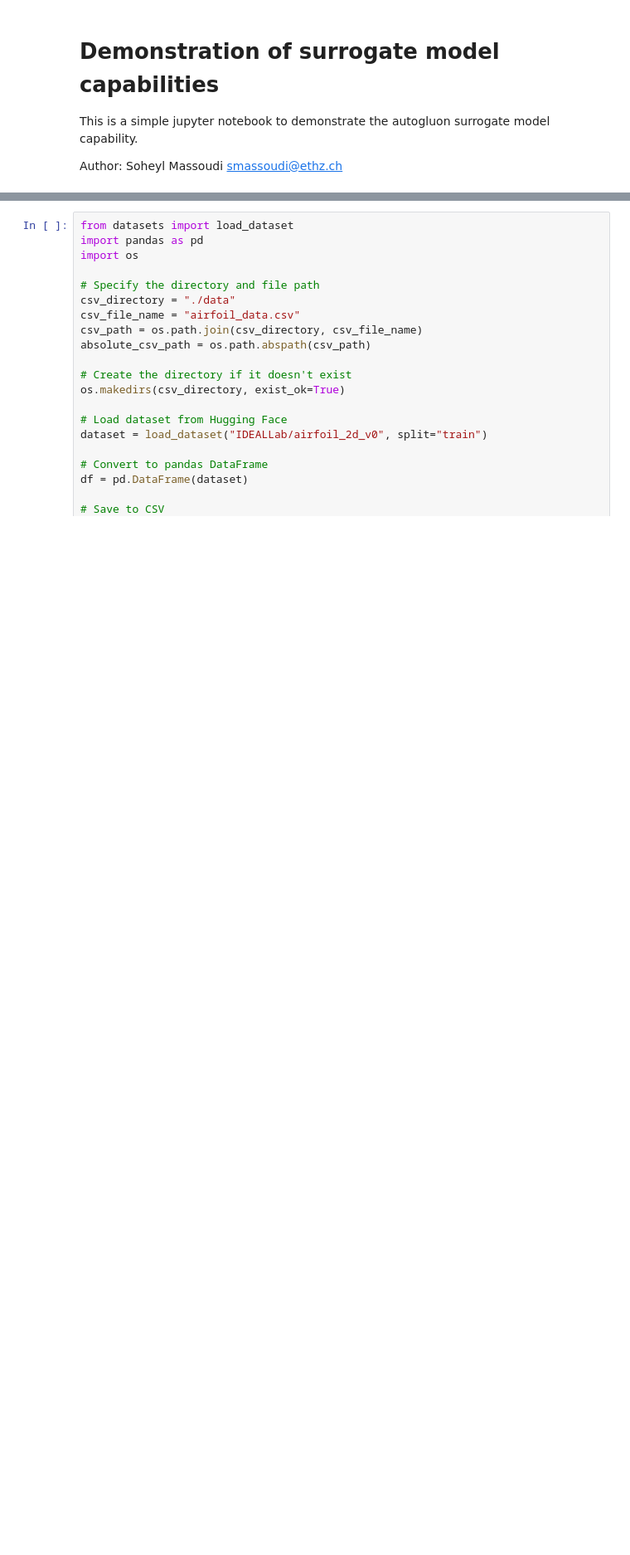
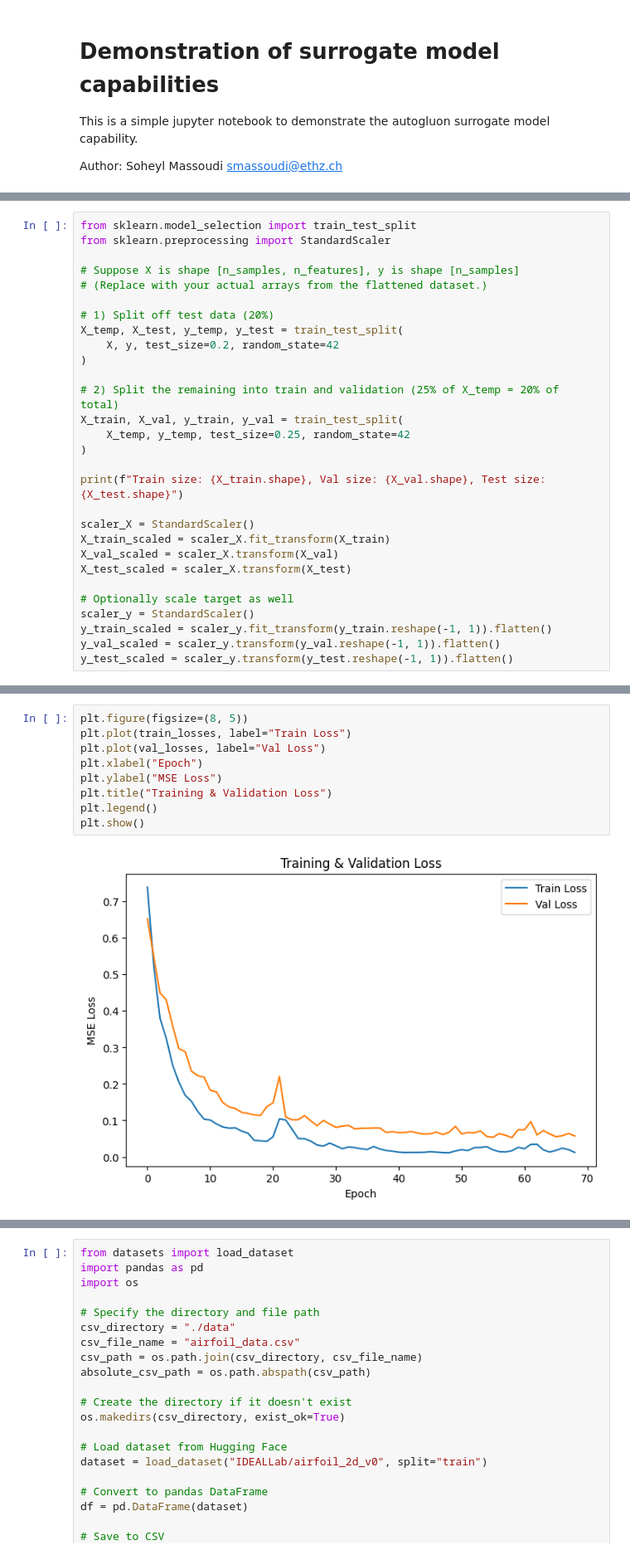
Before and after one commit to IDEALLab/EngiBench, a Jupyter notebook: tutorial_surrogate_optimization.ipynb, the cells around one changed output, grey strips where cells are left out. Shown at 83% size. Drawn from its saved outputs; the diff is of its cells as text; blank space fills up the shorter version.

Commit message:
new surrogate modeling for tabular data

```diff
--- a/tutorial_surrogate_optimization.ipynb
+++ b/tutorial_surrogate_optimization.ipynb
@@ -8,0 +162,29 @@ Author: Soheyl Massoudi <smassoudi@ethz.ch>
+# %%
+from sklearn.model_selection import train_test_split
+from sklearn.preprocessing import StandardScaler
+
+# Suppose X is shape [n_samples, n_features], y is shape [n_samples]
+# (Replace with your actual arrays from the flattened dataset.)
+
+# 1) Split off test data (20%)
+X_temp, X_test, y_temp, y_test = train_test_split(
+    X, y, test_size=0.2, random_state=42
+)
+
+# 2) Split the remaining into train and validation (25% of X_temp = 20% of total)
+X_train, X_val, y_train, y_val = train_test_split(
+    X_temp, y_temp, test_size=0.25, random_state=42
+)
+
+print(f"Train size: {X_train.shape}, Val size: {X_val.shape}, Test size: {X_test.shape}")
+
+scaler_X = StandardScaler()
+X_train_scaled = scaler_X.fit_transform(X_train)
+X_val_scaled = scaler_X.transform(X_val)
+X_test_scaled = scaler_X.transform(X_test)
+
+# Optionally scale target as well
+scaler_y = StandardScaler()
+y_train_scaled = scaler_y.fit_transform(y_train.reshape(-1, 1)).flatten()
+y_val_scaled = scaler_y.transform(y_val.reshape(-1, 1)).flatten()
+y_test_scaled = scaler_y.transform(y_test.reshape(-1, 1)).flatten()
@@ -8,0 +339,11 @@ Author: Soheyl Massoudi <smassoudi@ethz.ch>
+# %%
+plt.figure(figsize=(8, 5))
+plt.plot(train_losses, label="Train Loss")
+plt.plot(val_losses, label="Val Loss")
+plt.xlabel("Epoch")
+plt.ylabel("MSE Loss")
+plt.title("Training & Validation Loss")
+plt.legend()
+plt.show()
+# %% [output]
+[figure, added]
```
Also changed, not shown: parts of 19 cells of this notebook, 59 other files.
